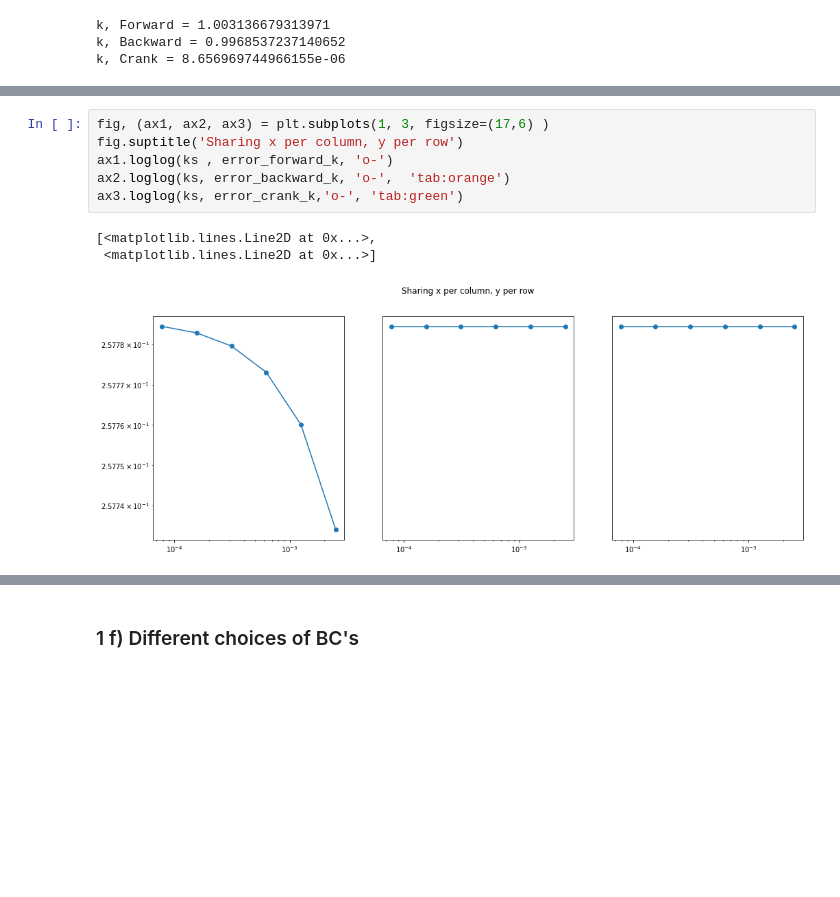
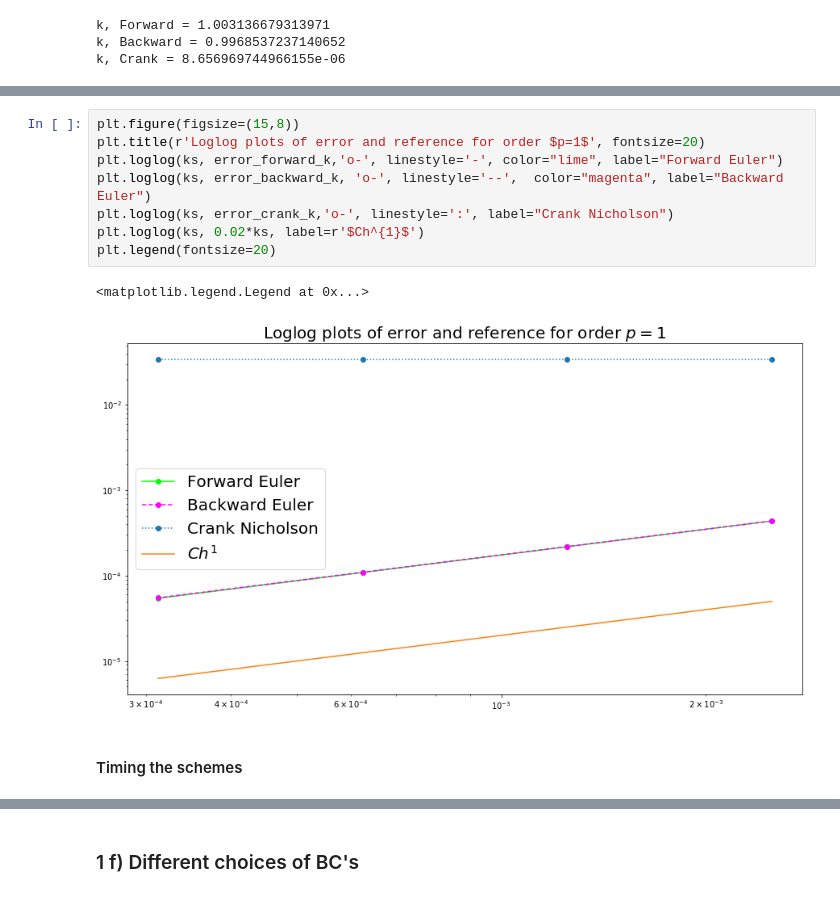
Before and after one commit to ulrikunneberg/NumDiff_prosjekt, a Jupyter notebook: Test.ipynb, the cells around one changed output, grey strips where cells are left out. Drawn from its saved outputs; the diff is of its cells as text; blank space fills up the shorter version.

```diff
--- a/Test.ipynb
+++ b/Test.ipynb
@@ -554,10 +576,13 @@ k, Crank = [0.03426878 0.03426876 0.03426875 0.03426875] 4.6008579407736124e-07
-# %%
-fig, (ax1, ax2, ax3) = plt.subplots(1, 3, figsize=(17,6) )
-fig.suptitle('Sharing x per column, y per row')
-ax1.loglog(ks , error_forward_k, 'o-')
-ax2.loglog(ks, error_backward_k, 'o-',  'tab:orange')
-ax3.loglog(ks, error_crank_k,'o-', 'tab:green')
-# %% [output]
-[<matplotlib.lines.Line2D at 0x...>,
- <matplotlib.lines.Line2D at 0x...>]
-[figure, removed]
+# %%
+plt.figure(figsize=(15,8))
+plt.title(r'Loglog plots of error and reference for order $p=1$', fontsize=20)
+plt.loglog(ks, error_forward_k,'o-', linestyle='-', color="lime", label="Forward Euler")
+plt.loglog(ks, error_backward_k, 'o-', linestyle='--',  color="magenta", label="Backward Euler")
+plt.loglog(ks, error_crank_k,'o-', linestyle=':', label="Crank Nicholson")
+plt.loglog(ks, 0.02*ks, label=r'$Ch^{1}$')
+plt.legend(fontsize=20)
+# %% [output]
+<matplotlib.legend.Legend at 0x...>
+[figure, added]
+# %% [markdown]
+#### Timing the schemes
```
Also changed, not shown: parts of 14 cells of this notebook.
